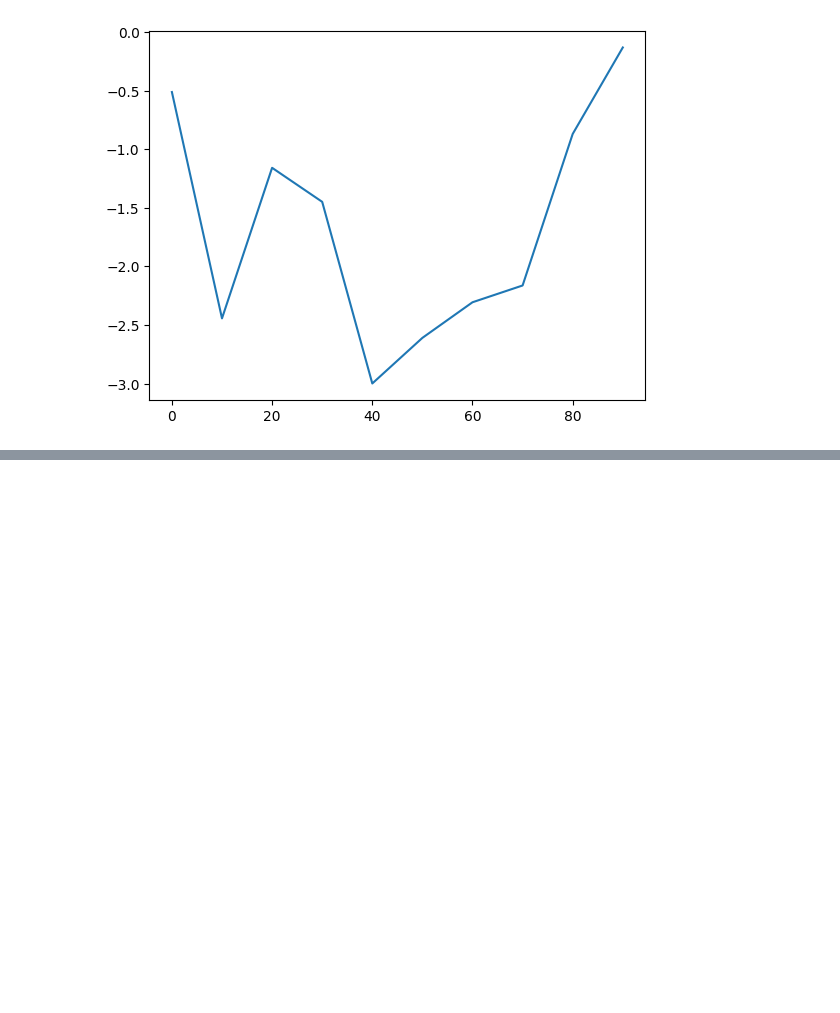
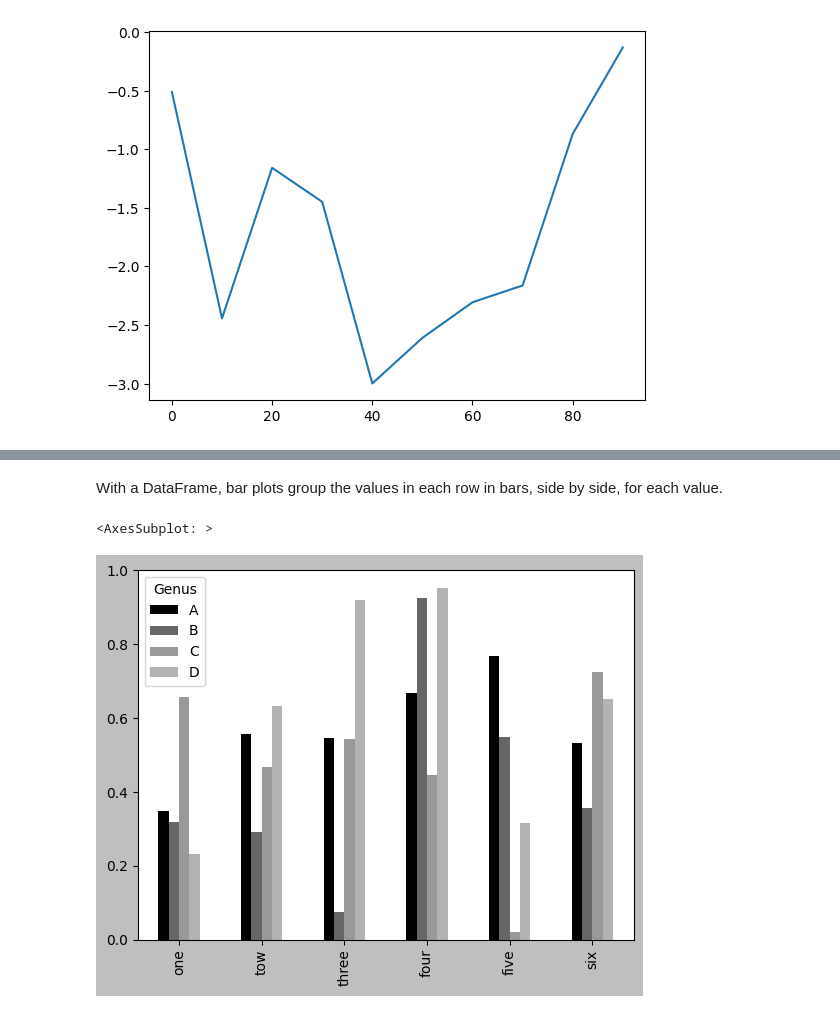
Before and after one commit to zqTheDesigner/rading_python-for-data-analysis, a Jupyter notebook: ch9_Ploting_and_visualisation.ipynb, the cells around one changed output, grey strips where cells are left out. Cells and saved outputs as stored; diff of their text form; code cells hidden in the pictures; blank space fills up the shorter version.

```diff
--- a/ch9_Ploting_and_visualisation.ipynb
+++ b/ch9_Ploting_and_visualisation.ipynb
@@ -248,0 +294,16 @@ Series.plot method arguments
+# %% [markdown]
+With a DataFrame, bar plots group the values in each row in bars, side by side, for each value.
+# %%
+df = pd.DataFrame(
+    np.random.uniform(size=(6, 4)),
+    index=["one", "tow", "three", "four", "five", "six"],
+    columns=pd.Index(
+        ["A", "B", "C", "D"],
+        name="Genus",
+    ),
+)
+
+df.plot.bar()
+# %% [output]
+<AxesSubplot: >
+[figure, added]
```
Also changed, not shown: parts of 12 cells of this notebook, 1 other file.
